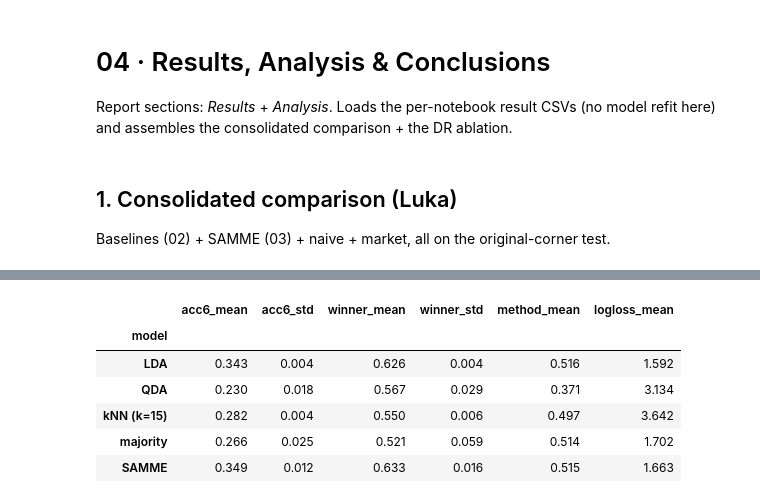
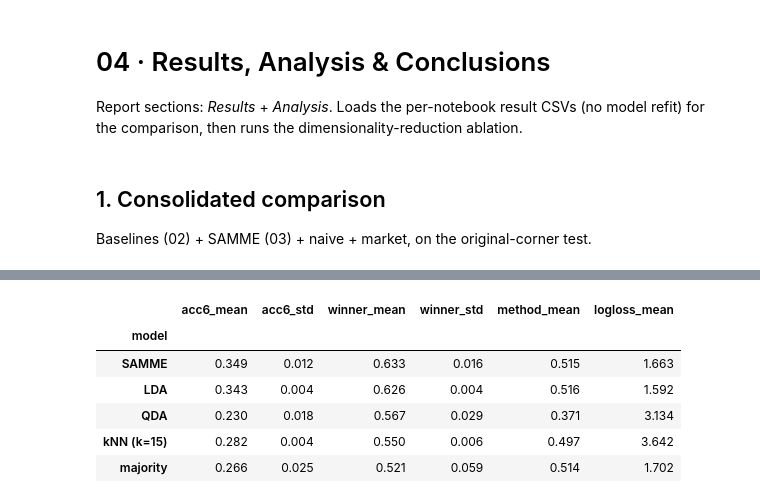
Before and after one commit to lcubrilo/PRML-Projekat, a Jupyter notebook: notebooks/04_results.ipynb, the cells around one changed output, grey strips where cells are left out. Drawn from its saved outputs; the diff is of its cells as text; code cells hidden in the pictures.

```diff
--- a/notebooks/04_results.ipynb
+++ b/notebooks/04_results.ipynb
@@ -1,6 +1,6 @@
 # %% [markdown]
 # 04 · Results, Analysis & Conclusions
-Report sections: *Results* + *Analysis*. Loads the per-notebook result CSVs (no model refit here) and assembles the consolidated comparison + the DR ablation.
+Report sections: *Results* + *Analysis*. Loads the per-notebook result CSVs (no model refit) for the comparison, then runs the dimensionality-reduction ablation.
 # %%
 import sys, os; sys.path.insert(0, os.path.abspath('..'))
 import numpy as np, pandas as pd, matplotlib.pyplot as plt
@@ -11,13 +11,12 @@ from src.plotting import save_fig
 # %% [markdown]
-## 1. Consolidated comparison (Luka)
-Baselines (02) + SAMME (03) + naive + market, all on the original-corner test.
+## 1. Consolidated comparison
+Baselines (02) + SAMME (03) + naive + market, on the original-corner test.
 # %%
 base = pd.read_csv('../report/results_baselines.csv', index_col='model')
 ext = pd.read_csv('../report/results_extension.csv', index_col='model')
-table = pd.concat([base, ext])
-# reference points (cheap, no model fit): always-red winner-rate + coin flip
+table = pd.concat([ext, base])
 ds = build_dataset(seed=0)
 ar = (collapse_winner(ds.y_test.values) == 'Red').mean()
-print(f'always-red winner = {ar:.3f}   coin-flip = 0.500')
+print(f'always-red winner = {ar:.3f}   coin-flip = 0.500   market log-loss = 1.551')
 table.round(3)
 # %% [output]
@@ -25,8 +24,8 @@ always-red winner = 0.562   coin-flip = 0.500
 |  | acc6_mean | acc6_std | winner_mean | winner_std | method_mean | logloss_mean |
 | model |  |  |  |  |  |  |
+| SAMME | 0.349 | 0.012 | 0.633 | 0.016 | 0.515 | 1.663 |
 | LDA | 0.343 | 0.004 | 0.626 | 0.004 | 0.516 | 1.592 |
 | QDA | 0.230 | 0.018 | 0.567 | 0.029 | 0.371 | 3.134 |
 | kNN (k=15) | 0.282 | 0.004 | 0.550 | 0.006 | 0.497 | 3.642 |
 | majority | 0.266 | 0.025 | 0.521 | 0.059 | 0.514 | 1.702 |
-| SAMME | 0.349 | 0.012 | 0.633 | 0.016 | 0.515 | 1.663 |
 # %%
```
Also changed, not shown: parts of 9 cells of this notebook, 7 other files.
